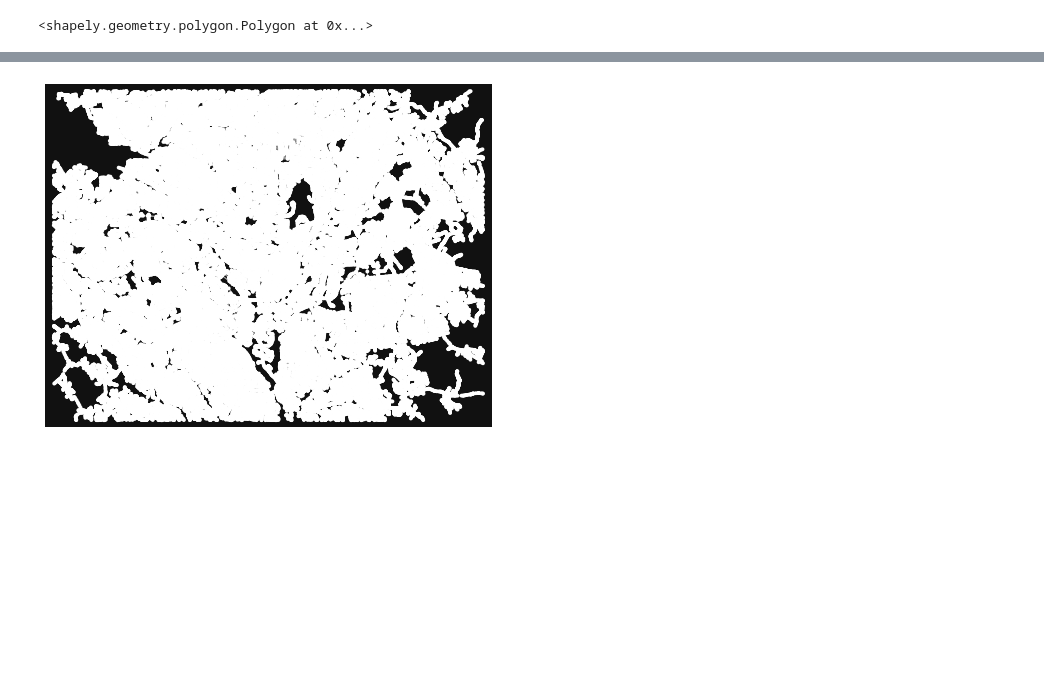
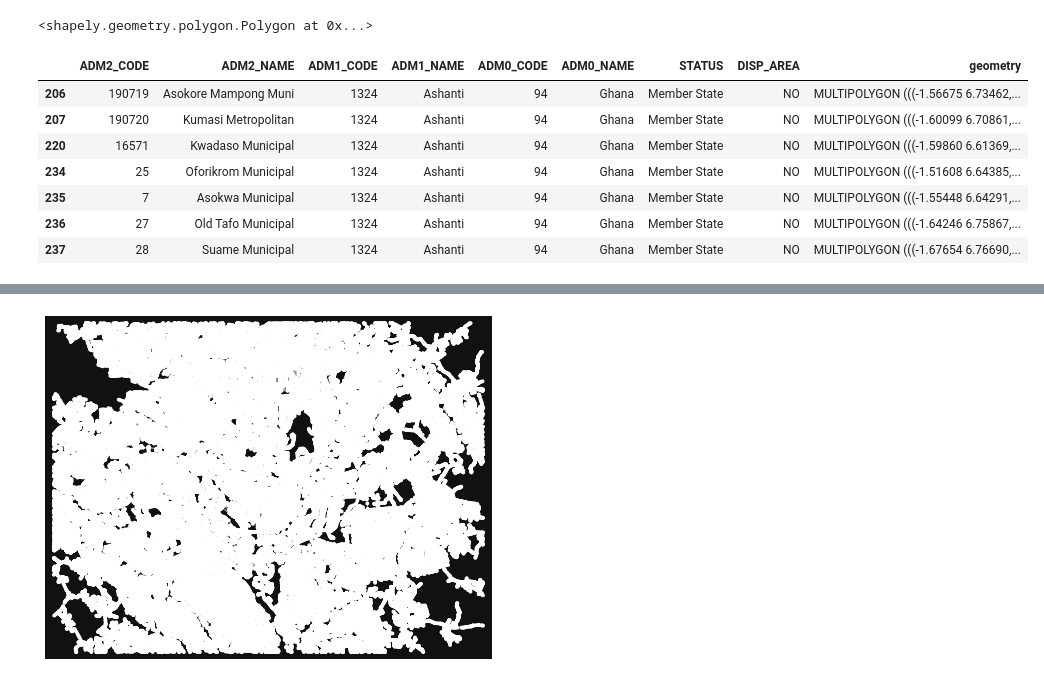
Before and after one commit to ccsuehara/ghana_access, a Jupyter notebook: scripts/create_graph.ipynb, the cells around one changed output, grey strips where cells are left out. Cells and saved outputs as stored; diff of their text form; code cells hidden in the pictures; blank space fills up the shorter version.

```diff
--- a/scripts/create_graph.ipynb
+++ b/scripts/create_graph.ipynb
@@ -74,4 +74,22 @@ bound.buffer(0)
 # %% [output]
 <shapely.geometry.polygon.Polygon at 0x...>
 # %%
-kumasi_adm2 = gpd.read_file("
+
+adm2 = gpd.read_file("../data/GHA_ADM.gpkg", layer='GHA_ADM2')
+relevant_adms = ['7','25', '27', '28',
+                 '16571', '190719', '190720']
+
+relevant_adms = [7,25, 27, 28,
+                 16571, 190719, 190720]
+kumasi = adm2[adm2['ADM2_CODE'].isin(relevant_adms)]
+# %%
+kumasi
+# %% [output]
+|  | ADM2_CODE | ADM2_NAME | ADM1_CODE | ADM1_NAME | ADM0_CODE | ADM0_NAME | STATUS | DISP_AREA | geometry |
+| 206 | 190719 | Asokore Mampong Muni | 1324 | Ashanti | 94 | Ghana | Member State | NO | MULTIPOLYGON (((-1.56675 6.73462,... |
+| 207 | 190720 | Kumasi Metropolitan | 1324 | Ashanti | 94 | Ghana | Member State | NO | MULTIPOLYGON (((-1.60099 6.70861,... |
+| 220 | 16571 | Kwadaso Municipal | 1324 | Ashanti | 94 | Ghana | Member State | NO | MULTIPOLYGON (((-1.59860 6.61369,... |
+| 234 | 25 | Oforikrom Municipal | 1324 | Ashanti | 94 | Ghana | Member State | NO | MULTIPOLYGON (((-1.51608 6.64385,... |
+| 235 | 7 | Asokwa Municipal | 1324 | Ashanti | 94 | Ghana | Member State | NO | MULTIPOLYGON (((-1.55448 6.64291,... |
+| 236 | 27 | Old Tafo Municipal | 1324 | Ashanti | 94 | Ghana | Member State | NO | MULTIPOLYGON (((-1.64246 6.75867,... |
+| 237 | 28 | Suame Municipal | 1324 | Ashanti | 94 | Ghana | Member State | NO | MULTIPOLYGON (((-1.67654 6.76690,... |
```
Also changed, not shown: parts of 8 cells of this notebook, 4 other files.
